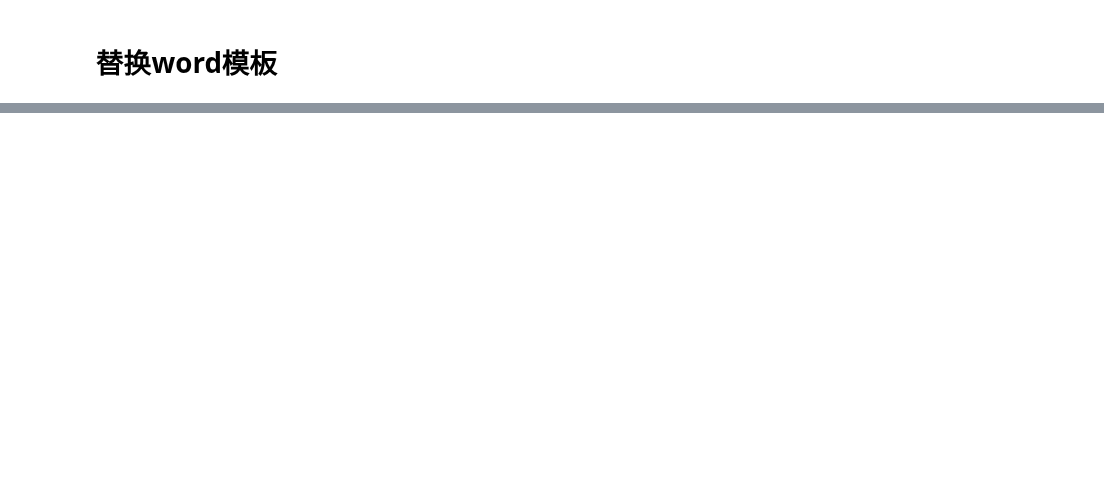
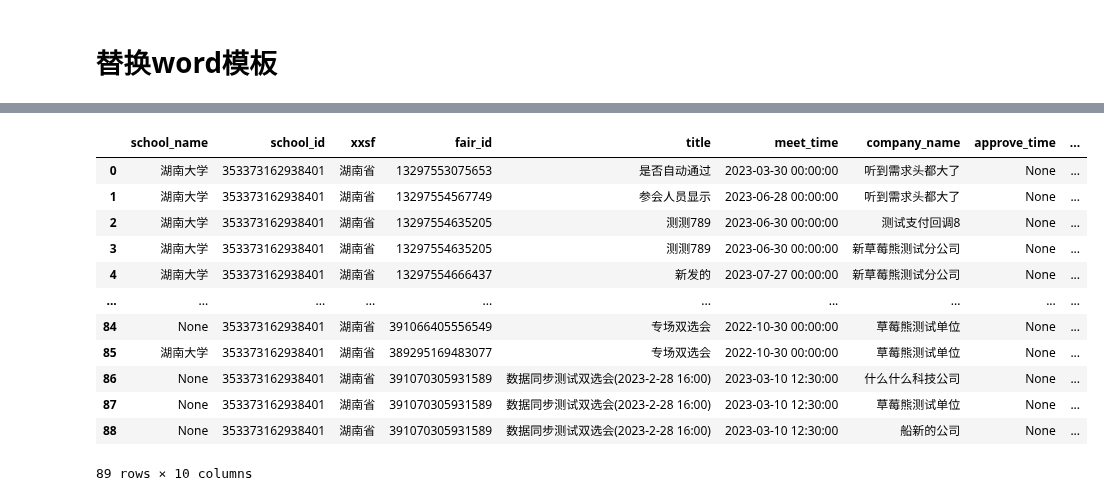
Before and after one commit to longxinke2/myCode, a Jupyter notebook: hnszx/取数.ipynb, the cells around one changed output, grey strips where cells are left out. Drawn from its saved outputs; the diff is of its cells as text; code cells hidden in the pictures; blank space fills up the shorter version.

```diff
--- a/hnszx/取数.ipynb
+++ b/hnszx/取数.ipynb
@@ -280,0 +466,51 @@ document.add_paragraph(content, style='CustomStyle1')
+# %%
+sql=f'''
+select * from(
+SELECT
+  b.SchoolName AS school_name,
+  b.SchoolId AS school_id,
+  '湖南省' AS xxsf,
+  CAST(a.BothMeetId AS VARCHAR) AS fair_id,
+  b.Title AS title,
+  b.MeetTime AS meet_time,
+  a.CompanyName AS company_name,
+  ApplyTime AS approve_time,
+  CASE
+    WHEN MONTH(b.MeetTime) > 8 THEN YEAR(b.MeetTime) + 1
+    WHEN MONTH(b.MeetTime) < 9 THEN YEAR(b.MeetTime)
+    ELSE NULL
+  END AS graduate_year,
+  CASE
+    WHEN b.Type = '0' THEN '双选会'
+    WHEN b.Type = '1' THEN '专场招聘会'
+    ELSE NULL
+  END AS type_desc
+FROM
+  bus_bothmeet_company a
+LEFT JOIN
+  bus_bothmeet b ON a.BothMeetId = b.Id
+LEFT JOIN
+  sys_org c ON b.SchoolId = c.Id
+WHERE
+  b.IsDeleted = 0
+  AND a.AuditStatus != 2
+  AND YEAR(b.MeetTime) BETWEEN YEAR(GETDATE()) - 3 AND YEAR(GETDATE()) + 1
+  AND c.IsDeleted = 0)a
+  where graduate_year={graduate_year}'''
+
+sxh_qy=mssql_data(sql,['xxsf','type_desc'])
+sxh_qy
+# %% [output]
+|  | school_name | school_id | xxsf | fair_id | title | meet_time | company_name | approve_time | ... |
+| 0 | 湖南大学 | 353373162938401 | 湖南省 | 13297553075653 | 是否自动通过 | 2023-03-30 00:00:00 | 听到需求头都大了 | None | ... |
+| 1 | 湖南大学 | 353373162938401 | 湖南省 | 13297554567749 | 参会人员显示 | 2023-06-28 00:00:00 | 听到需求头都大了 | None | ... |
+| 2 | 湖南大学 | 353373162938401 | 湖南省 | 13297554635205 | 测测789 | 2023-06-30 00:00:00 | 测试支付回调8 | None | ... |
+| 3 | 湖南大学 | 353373162938401 | 湖南省 | 13297554635205 | 测测789 | 2023-06-30 00:00:00 | 新草莓熊测试分公司 | None | ... |
+| 4 | 湖南大学 | 353373162938401 | 湖南省 | 13297554666437 | 新发的 | 2023-07-27 00:00:00 | 新草莓熊测试分公司 | None | ... |
+| ... | ... | ... | ... | ... | ... | ... | ... | ... | ... |
+| 84 | None | 353373162938401 | 湖南省 | 391066405556549 | 专场双选会 | 2022-10-30 00:00:00 | 草莓熊测试单位 | None | ... |
+| 85 | 湖南大学 | 353373162938401 | 湖南省 | 389295169483077 | 专场双选会 | 2022-10-30 00:00:00 | 草莓熊测试单位 | None | ... |
+| 86 | None | 353373162938401 | 湖南省 | 391070305931589 | 数据同步测试双选会(2023-2-28 16:00) | 2023-03-10 12:30:00 | 什么什么科技公司 | None | ... |
+| 87 | None | 353373162938401 | 湖南省 | 391070305931589 | 数据同步测试双选会(2023-2-28 16:00) | 2023-03-10 12:30:00 | 草莓熊测试单位 | None | ... |
+| 88 | None | 353373162938401 | 湖南省 | 391070305931589 | 数据同步测试双选会(2023-2-28 16:00) | 2023-03-10 12:30:00 | 船新的公司 | None | ... |
+89 rows × 10 columns
```
Also changed, not shown: parts of 39 cells of this notebook, 21 other files.
